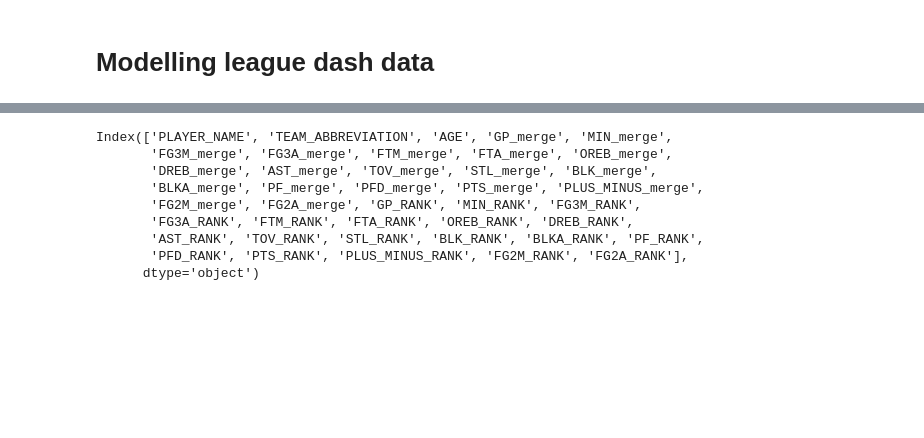
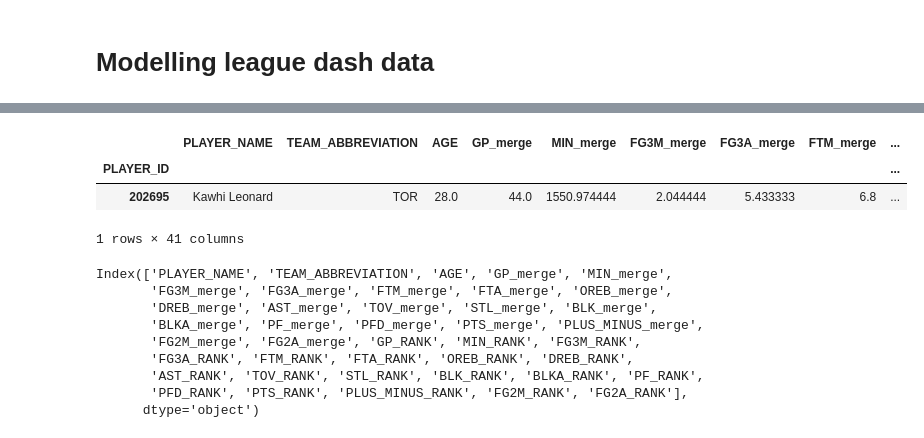
Before and after one commit to vykuang/nba-stats-streamlit, a Jupyter notebook: notebooks/model_league.ipynb, the cells around one changed output, grey strips where cells are left out. Drawn from its saved outputs; the diff is of its cells as text; code cells hidden in the pictures; blank space fills up the shorter version.

```diff
--- a/notebooks/model_league.ipynb
+++ b/notebooks/model_league.ipynb
@@ -22,2 +22,9 @@ df.sample(6)
 6 rows × 41 columns
+# %%
+tor[tor["PLAYER_NAME"] == "Kawhi Leonard"]
+# %% [output]
+|  | PLAYER_NAME | TEAM_ABBREVIATION | AGE | GP_merge | MIN_merge | FG3M_merge | FG3A_merge | FTM_merge | ... |
+| PLAYER_ID |  |  |  |  |  |  |  |  | ... |
+| 202695 | Kawhi Leonard | TOR | 28.0 | 44.0 | 1550.974444 | 2.044444 | 5.433333 | 6.8 | ... |
+1 rows × 41 columns
 # %%
```
Also changed, not shown: parts of 8 cells of this notebook.
